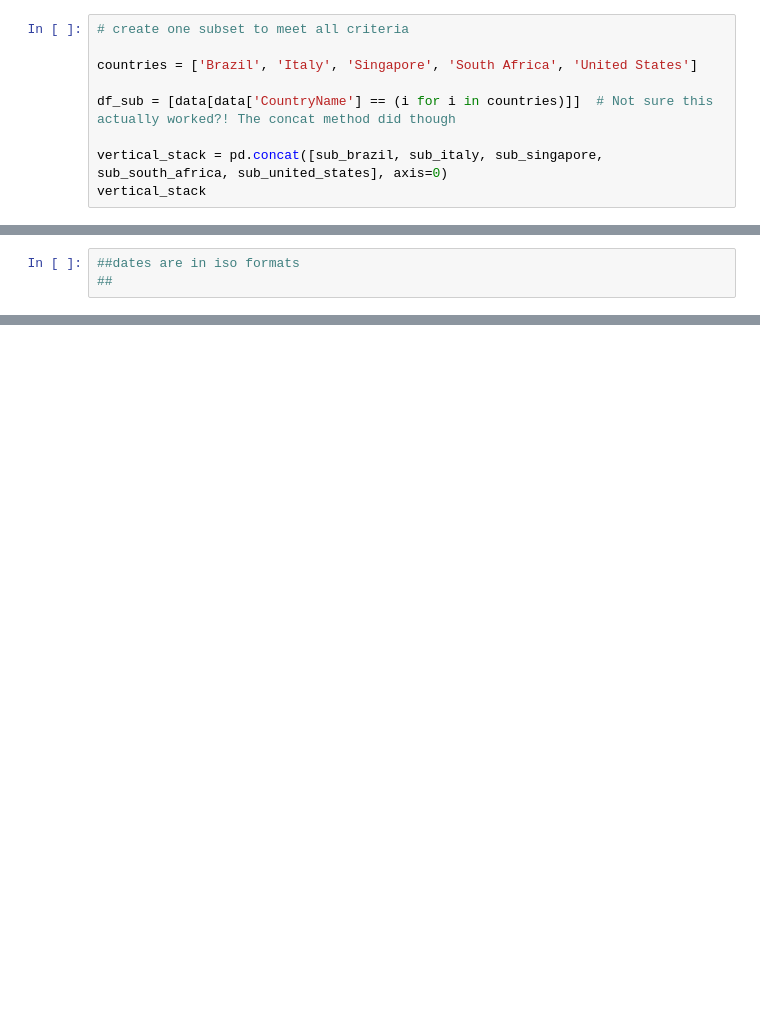
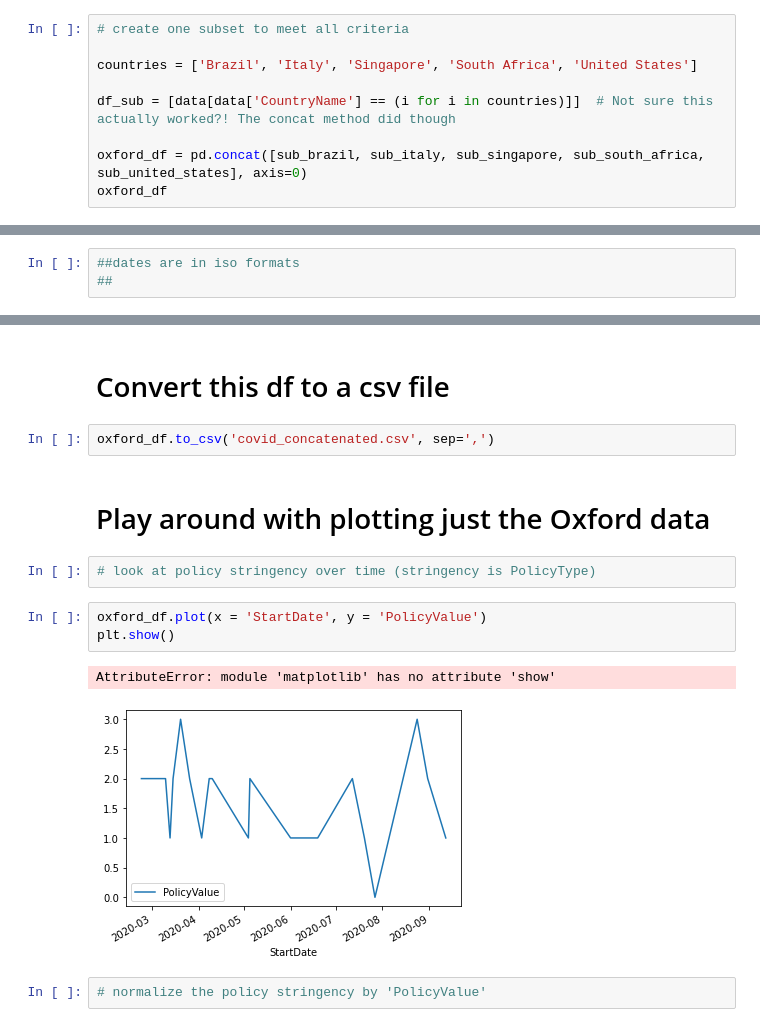
Before and after one commit to ksaslow/sad-song, a Jupyter notebook: ox_covid_test.ipynb, the cells around one changed output, grey strips where cells are left out. Cells and saved outputs as stored; diff of their text form; blank space fills up the shorter version.

Commit message:
oxford csv file

```diff
--- a/ox_covid_test.ipynb
+++ b/ox_covid_test.ipynb
@@ -110,8 +131,8 @@ countries = ['Brazil', 'Italy', 'Singapore', 'South Africa', 'United States']
 
 df_sub = [data[data['CountryName'] == (i for i in countries)]]  # Not sure this actually worked?! The concat method did though
 
-vertical_stack = pd.concat([sub_brazil, sub_italy, sub_singapore, sub_south_africa, sub_united_states], axis=0)
-vertical_stack
+oxford_df = pd.concat([sub_brazil, sub_italy, sub_singapore, sub_south_africa, sub_united_states], axis=0)
+oxford_df
 # %% [output]
 |  | CountryName | CountryCode | StartDate | EndDate | PolicyType | PolicyValue | Flag | InitialNote |
 | 695 | Brazil | BRA | 20200313 | 20200504.0 | C6: Stay at home requirements | 1.0 | 0.0 | Ministry of Health recommends tha... |
@@ -135,0 +220,16 @@ vertical_stack
+# %% [markdown]
+# Convert this df to a csv file
+# %%
+oxford_df.to_csv('covid_concatenated.csv', sep=',')
+# %% [markdown]
+# Play around with plotting just the Oxford data
+# %%
+# look at policy stringency over time (stringency is PolicyType)
+# %%
+oxford_df.plot(x = 'StartDate', y = 'PolicyValue')
+plt.show()
+# %% [output]
+AttributeError: module 'matplotlib' has no attribute 'show'
+[figure, added]
+# %%
+# normalize the policy stringency by 'PolicyValue'
```
Also changed, not shown: parts of 7 cells of this notebook, 1 other file.
